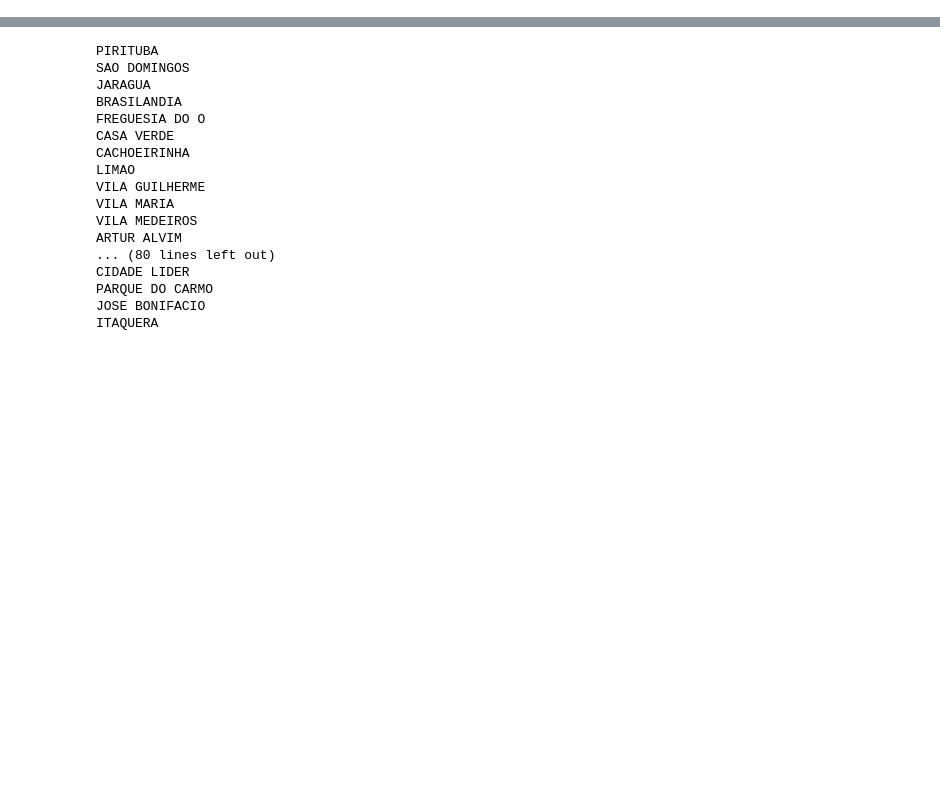
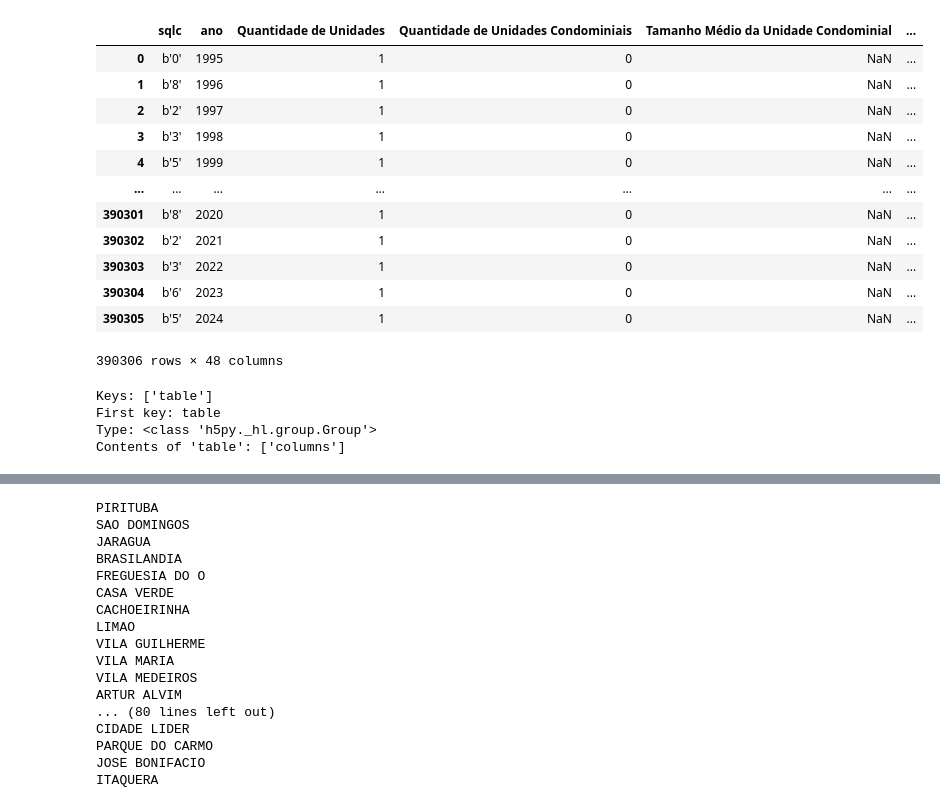
Before and after one commit to cem-usp/dash-iptu, a Jupyter notebook: 16 - iptu por lotes todos distritos.ipynb, the cells around one changed output, grey strips where cells are left out. Saved outputs shown, nothing was run; the diff lists cells and outputs as text; code cells hidden in the pictures; blank space fills up the shorter version.

```diff
--- a/16 - iptu por lotes todos distritos.ipynb
+++ b/16 - iptu por lotes todos distritos.ipynb
@@ -57,0 +89,40 @@ gdf_distritos = gpd.read_file('data/SIRGAS_GPKG_distrito.gpkg')
+# %%
+import pandas as pd
+# Reads a DataFrame from Vaex HDF5 format
+df = read_vaex_hdf5(path)
+df
+# %% [output]
+|  | sqlc | ano | Quantidade de Unidades | Quantidade de Unidades Condominiais | Tamanho Médio da Unidade Condominial | ... |
+| 0 | b'0' | 1995 | 1 | 0 | NaN | ... |
+| 1 | b'8' | 1996 | 1 | 0 | NaN | ... |
+| 2 | b'2' | 1997 | 1 | 0 | NaN | ... |
+| 3 | b'3' | 1998 | 1 | 0 | NaN | ... |
+| 4 | b'5' | 1999 | 1 | 0 | NaN | ... |
+| ... | ... | ... | ... | ... | ... | ... |
+| 390301 | b'8' | 2020 | 1 | 0 | NaN | ... |
+| 390302 | b'2' | 2021 | 1 | 0 | NaN | ... |
+| 390303 | b'3' | 2022 | 1 | 0 | NaN | ... |
+| 390304 | b'6' | 2023 | 1 | 0 | NaN | ... |
+| 390305 | b'5' | 2024 | 1 | 0 | NaN | ... |
+390306 rows × 48 columns
+# %%
+import h5py
+with h5py.File(path, "r") as f:
+    # Print all root level object names (aka keys)
+    print("Keys: %s" % list(f.keys()))
+    # get first object name/key; may or may NOT be a group
+    a_group_key = list(f.keys())[0]
+    print(f"First key: {a_group_key}")
+
+    # get the object type for a_group_key: usually group or dataset
+    obj = f[a_group_key]
+    print(f"Type: {type(obj)}")
+
+    # If it's a group, see what's inside
+    if isinstance(obj, h5py.Group):
+        print(f"Contents of '{a_group_key}': {list(obj.keys())}")
+# %% [output]
+Keys: ['table']
+First key: table
+Type: <class 'h5py._hl.group.Group'>
+Contents of 'table': ['columns']
```
Also changed, not shown: parts of 9 cells of this notebook.
